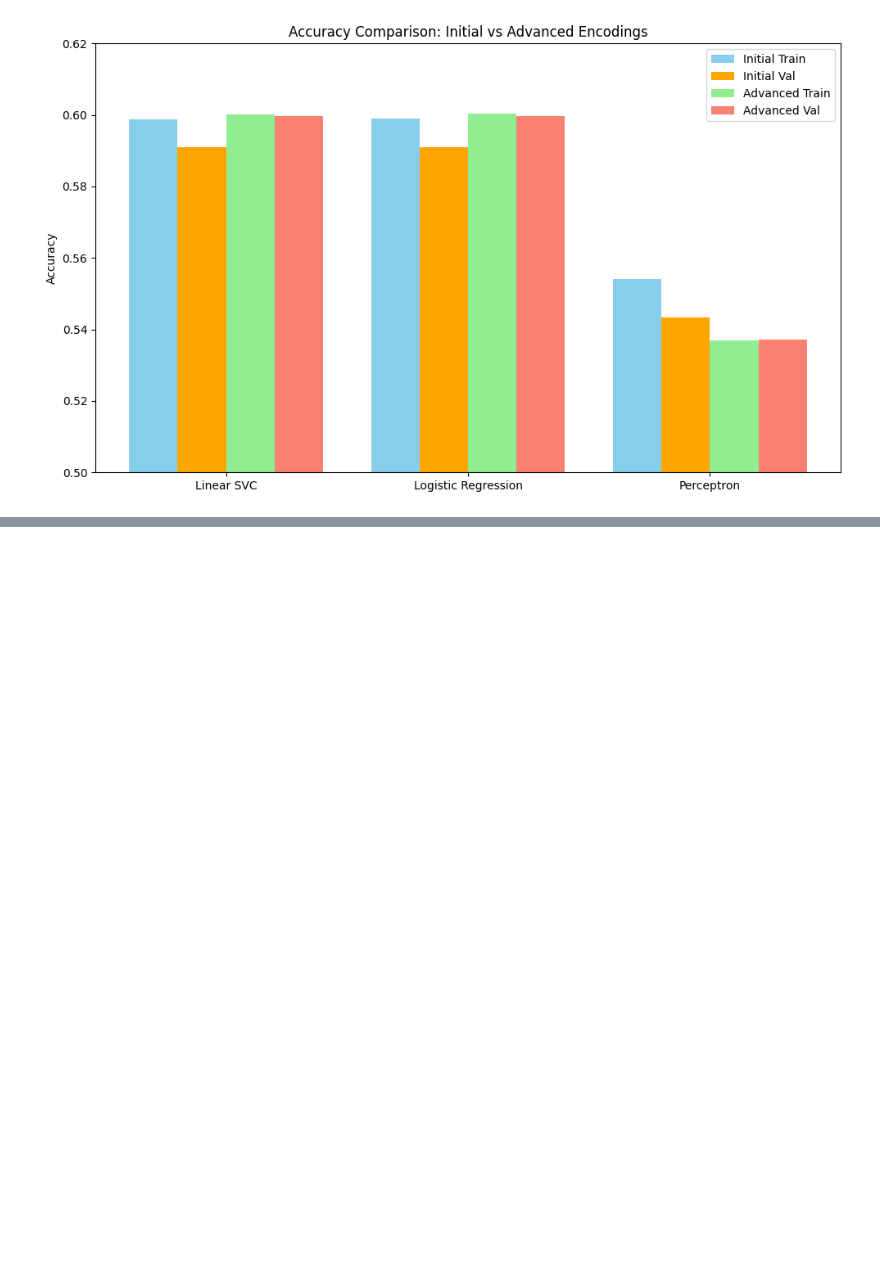
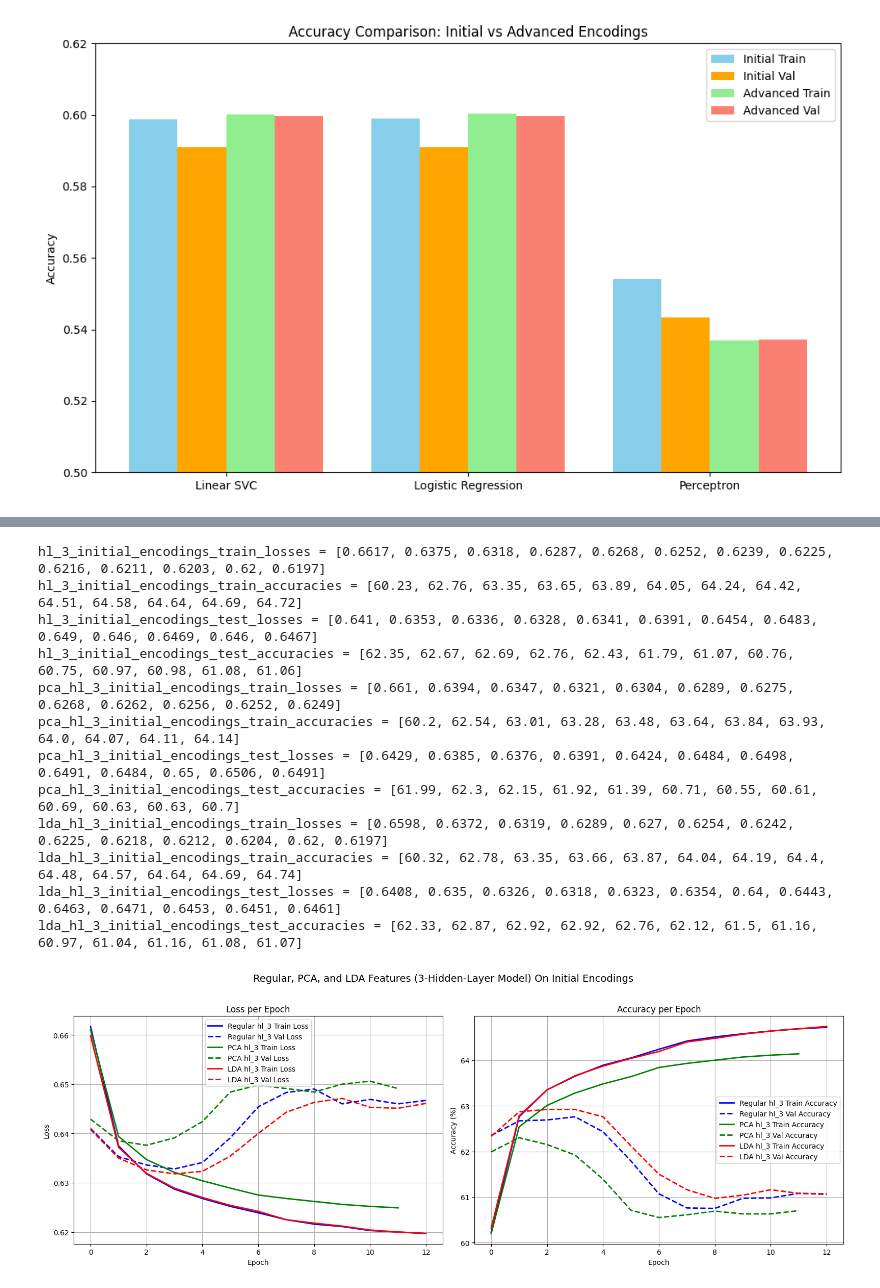
Before and after one commit to Jithin-Veeragandham/CS6140-Project, a Jupyter notebook: graphs.ipynb, the cells around one changed output, grey strips where cells are left out. Cells and saved outputs as stored; diff of their text form; code cells hidden in the pictures; blank space fills up the shorter version.

```diff
--- a/graphs.ipynb
+++ b/graphs.ipynb
@@ -98,3 +98,5 @@ def extract_training_metrics(model_name, log_data):
     print(f"{model_name}_train_accuracies = {train_accuracies}")
     print(f"{model_name}_test_losses = {test_losses}")
     print(f"{model_name}_test_accuracies = {test_accuracies}")
+
+    return train_losses, train_accuracies, test_losses, test_accuracies
@@ -313,0 +392,62 @@ plt.show()
+# %%
+hl_3_train_losses_initial_encodings, hl_3_train_accuracies_initial_encodings, hl_3_val_losses_initial_encodings, hl_3_val_accuracies_initial_encodings = extract_training_metrics("hl_3_initial_encodings", hl_3_initial_encodings_logs)
+
+pca_hl_3_train_losses_initial_encodings, pca_hl_3_train_accuracies_initial_encodings, pca_hl_3_val_losses_initial_encodings, pca_hl_3_val_accuracies_initial_encodings = extract_training_metrics("pca_hl_3_initial_encodings", pca_hl_3_initial_encodings_logs)
+
+lda_hl_3_train_losses_initial_encodings, lda_hl_3_train_accuracies_initial_encodings, lda_hl_3_val_losses_initial_encodings, lda_hl_3_val_accuracies_initial_encodings = extract_training_metrics("lda_hl_3_initial_encodings", lda_hl_3_initial_encodings_logs)
+
+
+import matplotlib.pyplot as plt
+
+# Create subplots: 1 row, 2 columns
+fig, (ax1, ax2) = plt.subplots(1, 2, figsize=(16, 6))
+
+# Plotting Loss on ax1
+ax1.plot(hl_3_train_losses_initial_encodings, label='Regular hl_3 Train Loss', color='b', linestyle='-', linewidth=2)
+ax1.plot(hl_3_val_losses_initial_encodings, label='Regular hl_3 Val Loss', color='b', linestyle='--', linewidth=2)
+
+ax1.plot(pca_hl_3_train_losses_initial_encodings, label='PCA hl_3 Train Loss', color='g', linestyle='-', linewidth=2)
+ax1.plot(pca_hl_3_val_losses_initial_encodings, label='PCA hl_3 Val Loss', color='g', linestyle='--', linewidth=2)
+
+ax1.plot(lda_hl_3_train_losses_initial_encodings, label='LDA hl_3 Train Loss', color='r', linestyle='-', linewidth=2)
+ax1.plot(lda_hl_3_val_losses_initial_encodings, label='LDA hl_3 Val Loss', color='r', linestyle='--', linewidth=2)
+
+ax1.set_title('Loss per Epoch')
+ax1.set_xlabel('Epoch')
+ax1.set_ylabel('Loss')
+ax1.grid(True)
+ax1.legend()
+
+# Plotting Accuracy on ax2
+ax2.plot(hl_3_train_accuracies_initial_encodings, label='Regular hl_3 Train Accuracy', color='b', linestyle='-', linewidth=2)
+ax2.plot(hl_3_val_accuracies_initial_encodings, label='Regular hl_3 Val Accuracy', color='b', linestyle='--', linewidth=2)
+
+ax2.plot(pca_hl_3_train_accuracies_initial_encodings, label='PCA hl_3 Train Accuracy', color='g', linestyle='-', linewidth=2)
+ax2.plot(pca_hl_3_val_accuracies_initial_encodings, label='PCA hl_3 Val Accuracy', color='g', linestyle='--', linewidth=2)
+
+ax2.plot(lda_hl_3_train_accuracies_initial_encodings, label='LDA hl_3 Train Accuracy', color='r', linestyle='-', linewidth=2)
+ax2.plot(lda_hl_3_val_accuracies_initial_encodings, label='LDA hl_3 Val Accuracy', color='r', linestyle='--', linewidth=2)
+
+ax2.set_title('Accuracy per Epoch')
+ax2.set_xlabel('Epoch')
+ax2.set_ylabel('Accuracy (%)')
+ax2.grid(True)
+ax2.legend()
+
+plt.suptitle('Regular, PCA, and LDA Features (3-Hidden-Layer Model) On Initial Encodings', fontsize=14)
+plt.tight_layout(rect=[0, 0, 1, 0.96])
+plt.show()
+# %% [output]
+hl_3_initial_encodings_train_losses = [0.6617, 0.6375, 0.6318, 0.6287, 0.6268, 0.6252, 0.6239, 0.6225, 0.6216, 0.6211, 0.6203, 0.62, 0.6197]
+hl_3_initial_encodings_train_accuracies = [60.23, 62.76, 63.35, 63.65, 63.89, 64.05, 64.24, 64.42, 64.51, 64.58, 64.64, 64.69, 64.72]
+hl_3_initial_encodings_test_losses = [0.641, 0.6353, 0.6336, 0.6328, 0.6341, 0.6391, 0.6454, 0.6483, 0.649, 0.646, 0.6469, 0.646, 0.6467]
+hl_3_initial_encodings_test_accuracies = [62.35, 62.67, 62.69, 62.76, 62.43, 61.79, 61.07, 60.76, 60.75, 60.97, 60.98, 61.08, 61.06]
+pca_hl_3_initial_encodings_train_losses = [0.661, 0.6394, 0.6347, 0.6321, 0.6304, 0.6289, 0.6275, 0.6268, 0.6262, 0.6256, 0.6252, 0.6249]
+pca_hl_3_initial_encodings_train_accuracies = [60.2, 62.54, 63.01, 63.28, 63.48, 63.64, 63.84, 63.93, 64.0, 64.07, 64.11, 64.14]
+pca_hl_3_initial_encodings_test_losses = [0.6429, 0.6385, 0.6376, 0.6391, 0.6424, 0.6484, 0.6498, 0.6491, 0.6484, 0.65, 0.6506, 0.6491]
+pca_hl_3_initial_encodings_test_accuracies = [61.99, 62.3, 62.15, 61.92, 61.39, 60.71, 60.55, 60.61, 60.69, 60.63, 60.63, 60.7]
+lda_hl_3_initial_encodings_train_losses = [0.6598, 0.6372, 0.6319, 0.6289, 0.627, 0.6254, 0.6242, 0.6225, 0.6218, 0.6212, 0.6204, 0.62, 0.6197]
+lda_hl_3_initial_encodings_train_accuracies = [60.32, 62.78, 63.35, 63.66, 63.87, 64.04, 64.19, 64.4, 64.48, 64.57, 64.64, 64.69, 64.74]
+lda_hl_3_initial_encodings_test_losses = [0.6408, 0.635, 0.6326, 0.6318, 0.6323, 0.6354, 0.64, 0.6443, 0.6463, 0.6471, 0.6453, 0.6451, 0.6461]
+lda_hl_3_initial_encodings_test_accuracies = [62.33, 62.87, 62.92, 62.92, 62.76, 62.12, 61.5, 61.16, 60.97, 61.04, 61.16, 61.08, 61.07]
+[figure, added]
```
Also changed, not shown: parts of 21 cells of this notebook, 14 other files.
